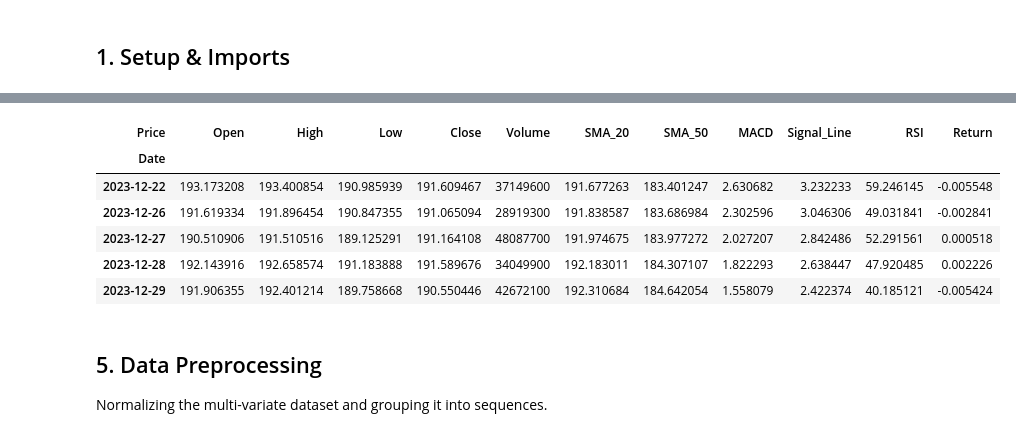
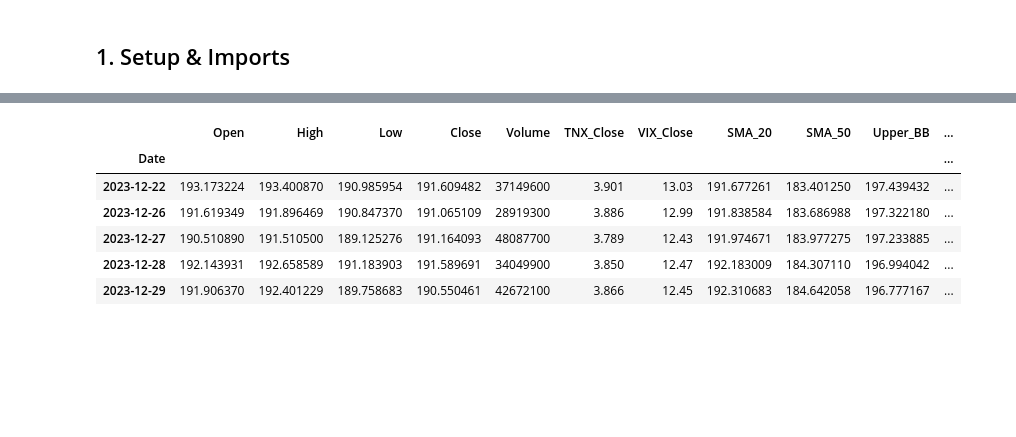
Before and after one commit to yabgzichien/LSTM_AAPL_Prediction, a Jupyter notebook: stock_prediction.ipynb, the cells around one changed output, grey strips where cells are left out. Saved outputs shown, nothing was run; the diff lists cells and outputs as text; code cells hidden in the pictures; blank space fills up the shorter version.

```diff
--- a/stock_prediction.ipynb
+++ b/stock_prediction.ipynb
@@ -84,0 +27,18 @@ Crucially, we define `Return` (Percentage Change) as the main Target Variable to
+# %%
+tickers = ['AAPL', '^TNX', '^VIX']
+data = yf.download(tickers, start='2015-01-01', end='2024-01-01')
+
+df = pd.DataFrame()
+# Reconstruct AAPL columns
+df['Open'] = data['Open']['AAPL']
+df['High'] = data['High']['AAPL']
+df['Low'] = data['Low']['AAPL']
+df['Close'] = data['Close']['AAPL']
+df['Volume'] = data['Volume']['AAPL']
+
+# Extract TNX and VIX columns
+df['TNX_Close'] = data['Close']['^TNX']
+df['VIX_Close'] = data['Close']['^VIX']
+
+df.dropna(inplace=True)
+df.head()
@@ -85,36 +61,43 @@ Crucially, we define `Return` (Percentage Change) as the main Target Variable to
 # %%
-# Moving Averages
+# 1. Moving Averages
 df['SMA_20'] = df['Close'].rolling(window=20).mean()
 df['SMA_50'] = df['Close'].rolling(window=50).mean()
 
-# MACD
+# 2. Bollinger Bands
+std_20 = df['Close'].rolling(window=20).std()
+df['Upper_BB'] = df['SMA_20'] + (std_20 * 2)
+df['Lower_BB'] = df['SMA_20'] - (std_20 * 2)
+
+# 3. Volume Rate of Change (VROC)
+df['VROC'] = df['Volume'].pct_change(periods=10)
+
+# 4. MACD & RSI
 exp1 = df['Close'].ewm(span=12, adjust=False).mean()
 exp2 = df['Close'].ewm(span=26, adjust=False).mean()
 df['MACD'] = exp1 - exp2
 df['Signal_Line'] = df['MACD'].ewm(span=9, adjust=False).mean()
 
-# RSI
 delta = df['Close'].diff()
 gain = (delta.where(delta > 0, 0)).rolling(window=14).mean()
 loss = (-delta.where(delta < 0, 0)).rolling(window=14).mean()
 rs = gain / loss
 df['RSI'] = 100 - (100 / (1 + rs))
 
-# Calculate Target Variable: Percentage Return
+# 5. Price-to-SMA Ratio
+df['Price_SMA_Ratio'] = df['Close'] / df['SMA_20']
+
+# 6. Target Variable & Macro Indicators
 df['Return'] = df['Close'].pct_change()
+df['TNX_Return'] = df['TNX_Close'].pct_change()
+df['VIX_Return'] = df['VIX_Close'].pct_change()
 
-# Drop NaN values generated by rolling windows and differencing
 df.dropna(inplace=True)
-
 df.tail()
 # %% [output]
-| Price | Open | High | Low | Close | Volume | SMA_20 | SMA_50 | MACD | Signal_Line | RSI | Return |
-| Date |  |  |  |  |  |  |  |  |  |  |  |
-| 2023-12-22 | 193.173208 | 193.400854 | 190.985939 | 191.609467 | 37149600 | 191.677263 | 183.401247 | 2.630682 | 3.232233 | 59.246145 | -0.005548 |
-| 2023-12-26 | 191.619334 | 191.896454 | 190.847355 | 191.065094 | 28919300 | 191.838587 | 183.686984 | 2.302596 | 3.046306 | 49.031841 | -0.002841 |
-| 2023-12-27 | 190.510906 | 191.510516 | 189.125291 | 191.164108 | 48087700 | 191.974675 | 183.977272 | 2.027207 | 2.842486 | 52.291561 | 0.000518 |
-| 2023-12-28 | 192.143916 | 192.658574 | 191.183888 | 191.589676 | 34049900 | 192.183011 | 184.307107 | 1.822293 | 2.638447 | 47.920485 | 0.002226 |
-| 2023-12-29 | 191.906355 | 192.401214 | 189.758668 | 190.550446 | 42672100 | 192.310684 | 184.642054 | 1.558079 | 2.422374 | 40.185121 | -0.005424 |
+|  | Open | High | Low | Close | Volume | TNX_Close | VIX_Close | SMA_20 | SMA_50 | Upper_BB | ... |
+| Date |  |  |  |  |  |  |  |  |  |  | ... |
+| 2023-12-22 | 193.173224 | 193.400870 | 190.985954 | 191.609482 | 37149600 | 3.901 | 13.03 | 191.677261 | 183.401250 | 197.439432 | ... |
+| 2023-12-26 | 191.619349 | 191.896469 | 190.847370 | 191.065109 | 28919300 | 3.886 | 12.99 | 191.838584 | 183.686988 | 197.322180 | ... |
+| 2023-12-27 | 190.510890 | 191.510500 | 189.125276 | 191.164093 | 48087700 | 3.789 | 12.43 | 191.974671 | 183.977275 | 197.233885 | ... |
+| 2023-12-28 | 192.143931 | 192.658589 | 191.183903 | 191.589691 | 34049900 | 3.850 | 12.47 | 192.183009 | 184.307110 | 196.994042 | ... |
+| 2023-12-29 | 191.906370 | 192.401229 | 189.758683 | 190.550461 | 42672100 | 3.866 | 12.45 | 192.310683 | 184.642058 | 196.777167 | ... |
-# %% [markdown]
-## 5. Data Preprocessing
-Normalizing the multi-variate dataset and grouping it into sequences.
```
Also changed, not shown: parts of 23 cells of this notebook, 2 other files.
